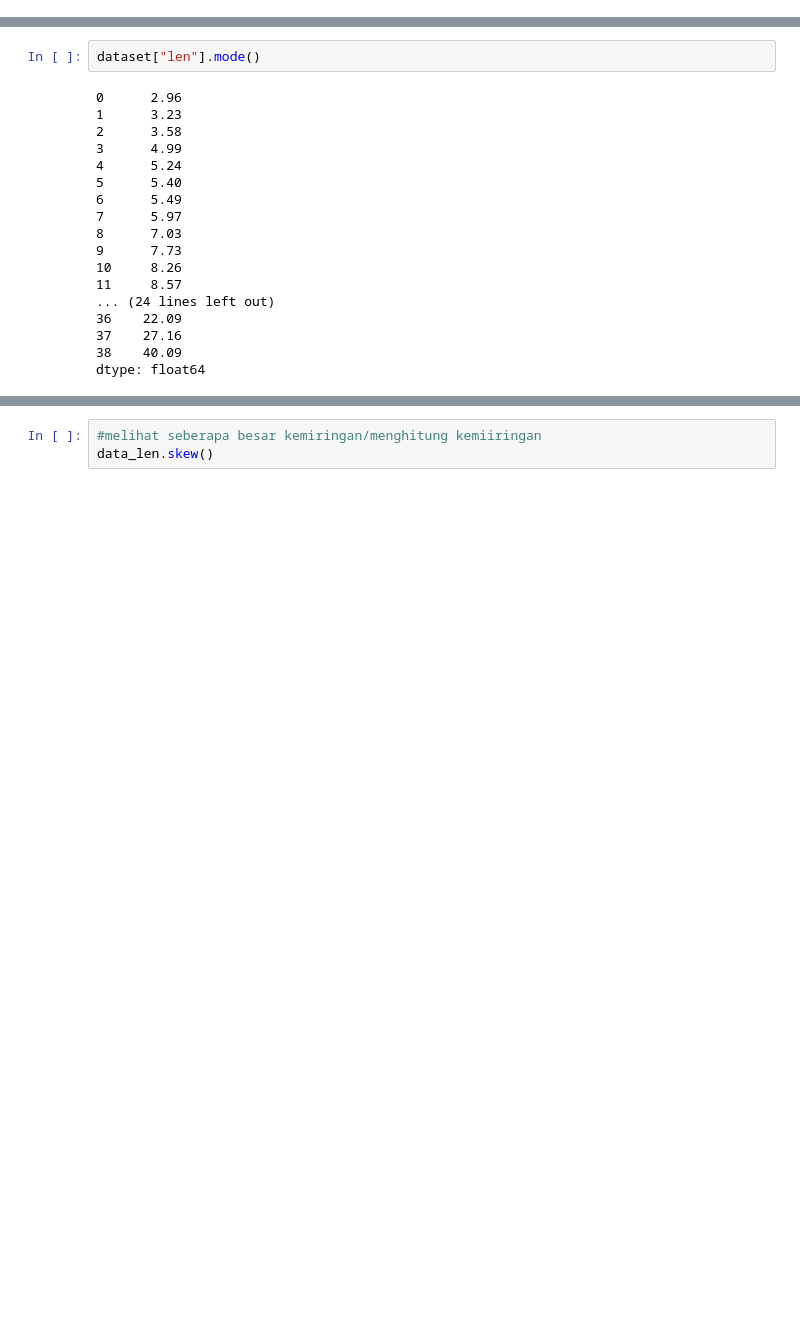
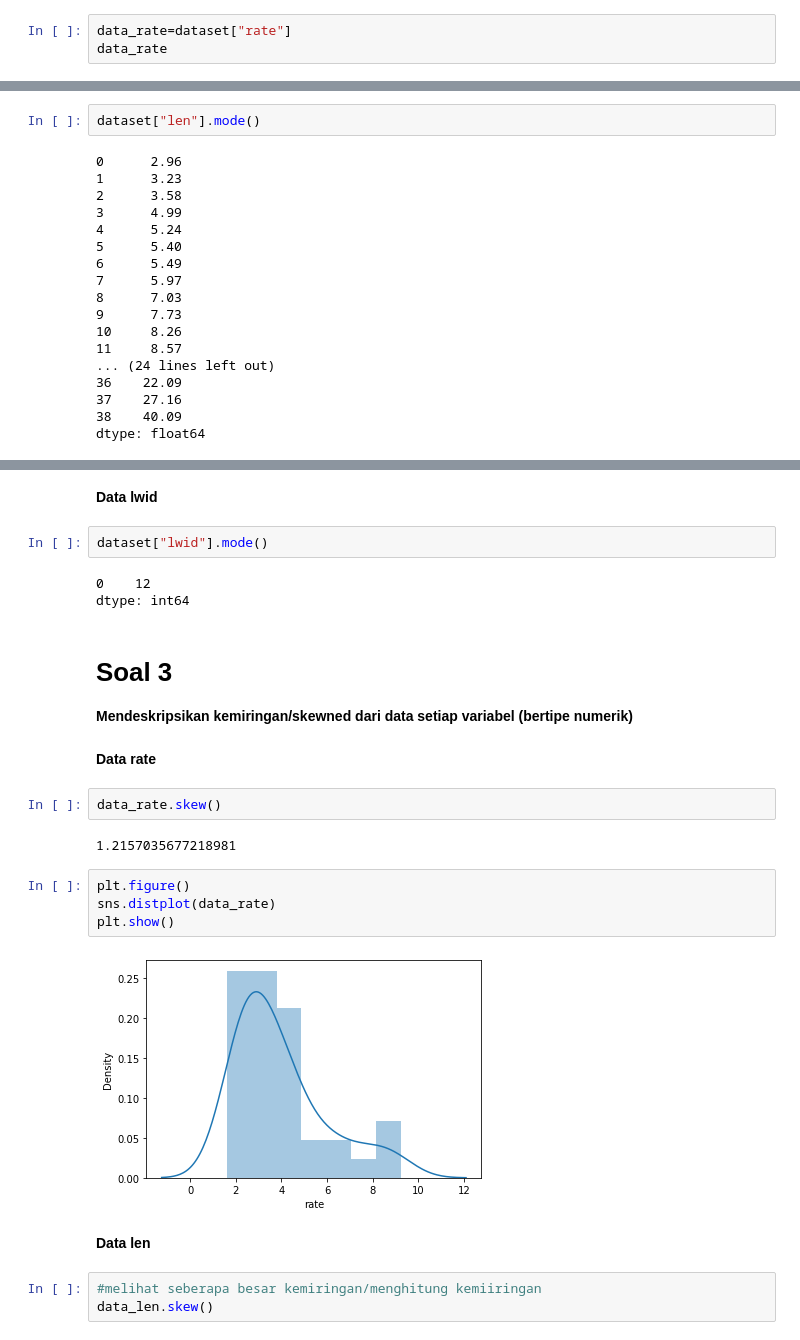
Before and after one commit to RibutDwiArtah023/DATAMINING, a Jupyter notebook: _sources/Tugas 1.ipynb, the cells around one changed output, grey strips where cells are left out. Drawn from its saved outputs; the diff is of its cells as text; blank space fills up the shorter version.

```diff
--- a/_sources/Tugas 1.ipynb
+++ b/_sources/Tugas 1.ipynb
@@ -40,0 +46,3 @@ memory usage: 4.1+ KB
+# %%
+data_rate=dataset["rate"]
+data_rate
@@ -100,3 +558,27 @@ dtype: float64
+# %% [markdown]
+**Data lwid**
+# %%
+dataset["lwid"].mode()
+# %% [output]
+0    12
+dtype: int64
+# %% [markdown]
+# **Soal 3**
+**Mendeskripsikan kemiringan/skewned dari data setiap variabel (bertipe numerik)**
+# %% [markdown]
+**Data rate**
+# %%
+data_rate.skew()
+# %% [output]
+1.2157035677218981
+# %%
+plt.figure()
+sns.distplot(data_rate)
+plt.show()
+# %% [output]
+[figure, added]
+# %% [markdown]
+**Data len**
 # %%
 #melihat seberapa besar kemiringan/menghitung kemiiringan
 data_len.skew()
```
Also changed, not shown: parts of 120 cells of this notebook, 14 other files.
